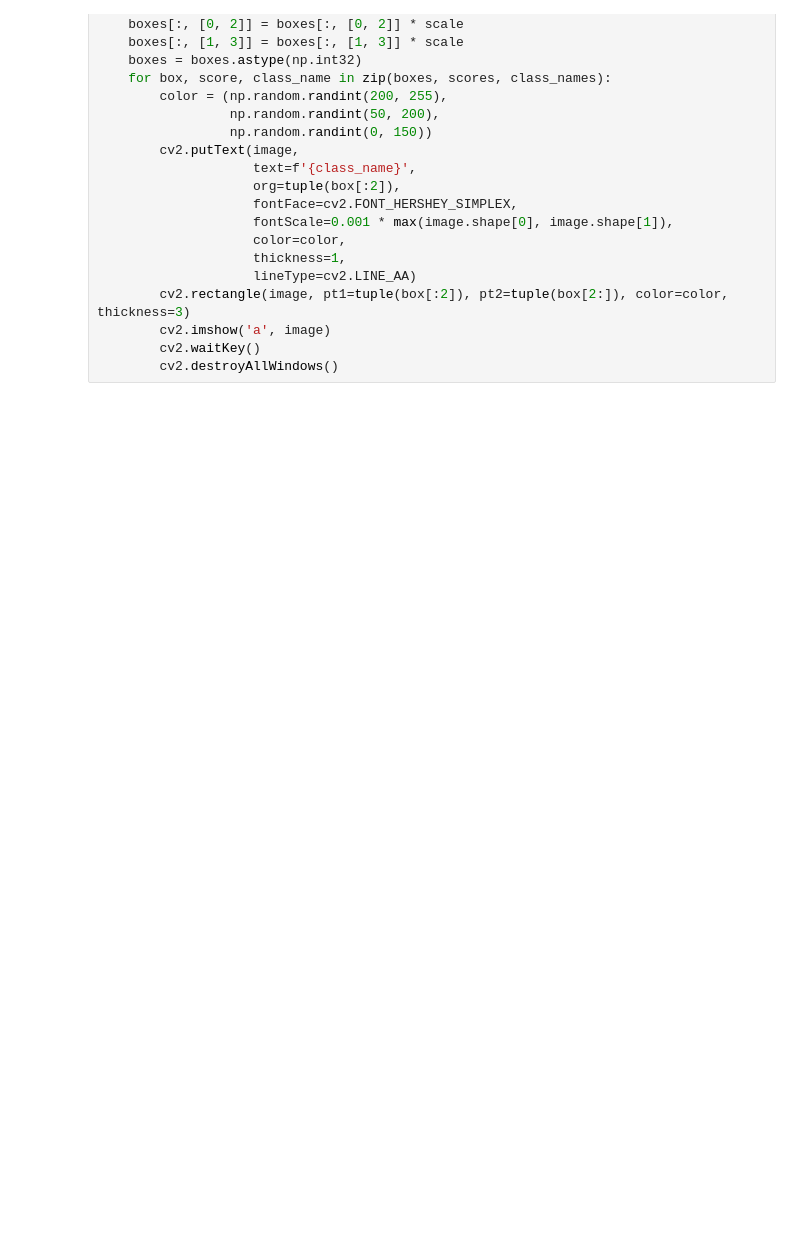
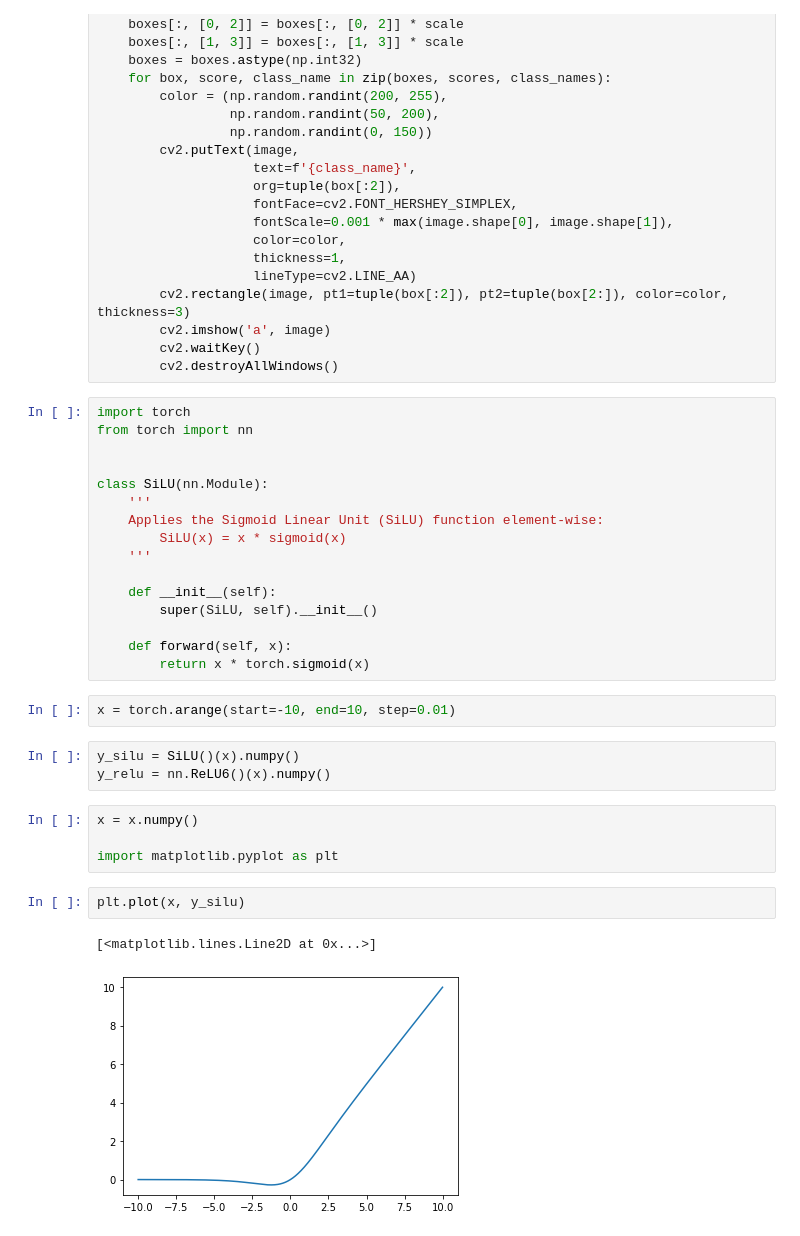
Before and after one commit to phungpx/efficient_det_pytorch, a Jupyter notebook: debug.ipynb, the cells around one changed output. Cells and saved outputs as stored; diff of their text form; blank space fills up the shorter version.

```diff
--- a/debug.ipynb
+++ b/debug.ipynb
@@ -372,3 +374,33 @@ for image, scale, pred in zip(images, scales, predictions):
         cv2.imshow('a', image)
         cv2.waitKey()
         cv2.destroyAllWindows()
+# %%
+import torch
+from torch import nn
+
+
+class SiLU(nn.Module):
+    '''
+    Applies the Sigmoid Linear Unit (SiLU) function element-wise:
+        SiLU(x) = x * sigmoid(x)
+    '''
+
+    def __init__(self):
+        super(SiLU, self).__init__()
+
+    def forward(self, x):
+        return x * torch.sigmoid(x)
+# %%
+x = torch.arange(start=-10, end=10, step=0.01)
+# %%
+y_silu = SiLU()(x).numpy()
+y_relu = nn.ReLU6()(x).numpy()
+# %%
+x = x.numpy()
+
+import matplotlib.pyplot as plt
+# %%
+plt.plot(x, y_silu)
+# %% [output]
+[<matplotlib.lines.Line2D at 0x...>]
+[figure, added]
```
Also changed, not shown: parts of 13 cells of this notebook, 8 other files.
